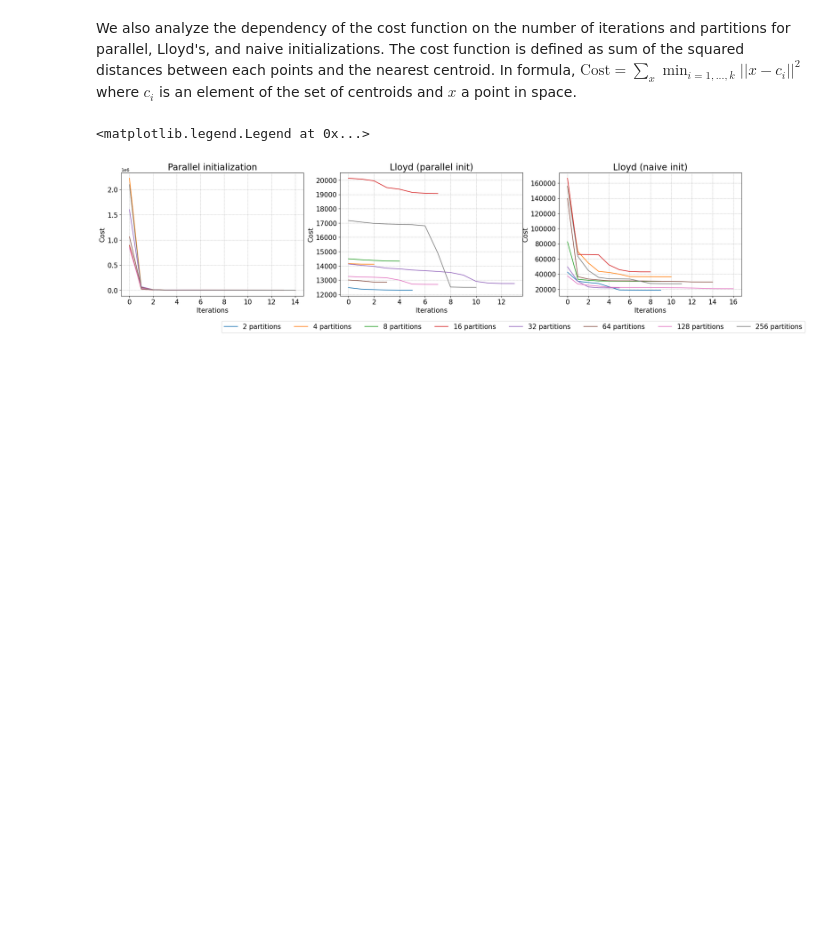
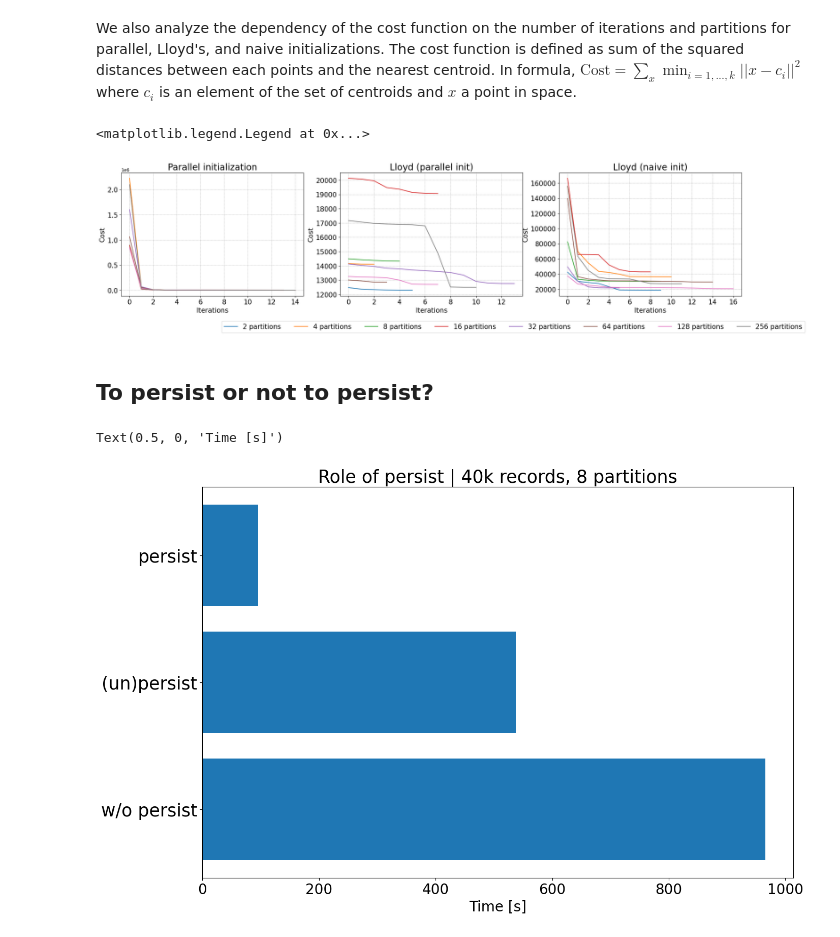
Before and after one commit to LorenzoVigorelli/Distributed-K-Means-Clustering, a Jupyter notebook: spark/DistributedKmeans/Results.ipynb, the cells around one changed output. Cells and saved outputs as stored; diff of their text form; code cells hidden in the pictures; blank space fills up the shorter version.

Commit message:
To persist or not to persist

```diff
--- a/spark/DistributedKmeans/Results.ipynb
+++ b/spark/DistributedKmeans/Results.ipynb
@@ -817,8 +817,8 @@ Text(0, 0.5, 'Distance [a.u.]')
 At each run of the algorithm (pre-processing, initialization, and Lloyd iterations), we saved a log file with information about time efficiency and algorithm performance. Each file, saved as a pickle, contains a dictionary with data from a scan over a predefined set of workers to compare parallel performance. Each dictionary has a nested structure of "dictionaries of dictionaries" to handle different run contexts in a unified and flexible manner. This flexibility comes with the drawback of a more complex usage.
 # %%
 # Location of the log files
-filesP = os.listdir("dataP")  # Parallel initialization
-filesR = os.listdir("dataR")  # Naive (random) initialization
+filesP = os.listdir("DataP300k")  # Parallel initialization
+filesR = os.listdir("DataR300k")  # Naive (random) initialization
 
 print("filesP has ", len(filesP), "files")
 print("filesR has ", len(filesR), "files")
@@ -829,14 +829,14 @@ filesR has  2 files
 # Load the pickles with the logs in two lists (parallel and random)
 totalLogP = []
 for file in filesP:
-    pathFile = os.path.join("dataP", file)
+    pathFile = os.path.join("DataP300k", file)
     with open(pathFile, 'rb') as f:
         s = pickle.load(f)
     totalLogP.append(s)
 
 totalLogR = []
 for file in filesR:
-    pathFile = os.path.join("dataR", file)
+    pathFile = os.path.join("DataR300k", file)
     with open(pathFile, 'rb') as f:
         s = pickle.load(f)
     totalLogR.append(s)
@@ -1068,6 +1068,31 @@ ax1.legend(loc=(-1.85, -0.3), fontsize=15, ncols=len(int_partitions))
 # %% [output]
 <matplotlib.legend.Legend at 0x...>
 [figure]
+# %% [markdown]
+## To persist or not to persist?
+# %%
+with open("data/log1P_noPersist_40k.pkl", 'rb') as f:
+    noPersist = pickle.load(f)
+with open("data/log1P_persist_40k.pkl", 'rb') as f:
+    persist = pickle.load(f)
+with open("data/log1P_unpersist_40k.pkl", 'rb') as f:
+    unpersist = pickle.load(f)
+# %%
+time_noPersist = noPersist["tDurationsParallel"]["Number of partition8"]
+time_persist = persist["tDurationsParallel"]["Number of partition8"]
+time_unpersist = unpersist["tDurationsParallel"]["Number of partition8"]
+# %%
+plt.figure(figsize=(15, 10))
+plt.title("Role of persist | 40k records, 8 partitions", fontsize=25)
+labels = ["w/o persist", "(un)persist", "persist"]
+values = [time_noPersist, time_unpersist, time_persist]
+plt.barh(labels, values)
+plt.tick_params(axis='y', which='major', labelsize=25)
+plt.tick_params(axis='x', which='major', labelsize=20)
+plt.xlabel("Time [s]", fontsize=20)
+# %% [output]
+Text(0.5, 0, 'Time [s]')
+[figure, added]
 # %%
 # Stop the context
 sc.stop()
```
Also changed, not shown: parts of 1 cell of this notebook, 11 other files.
